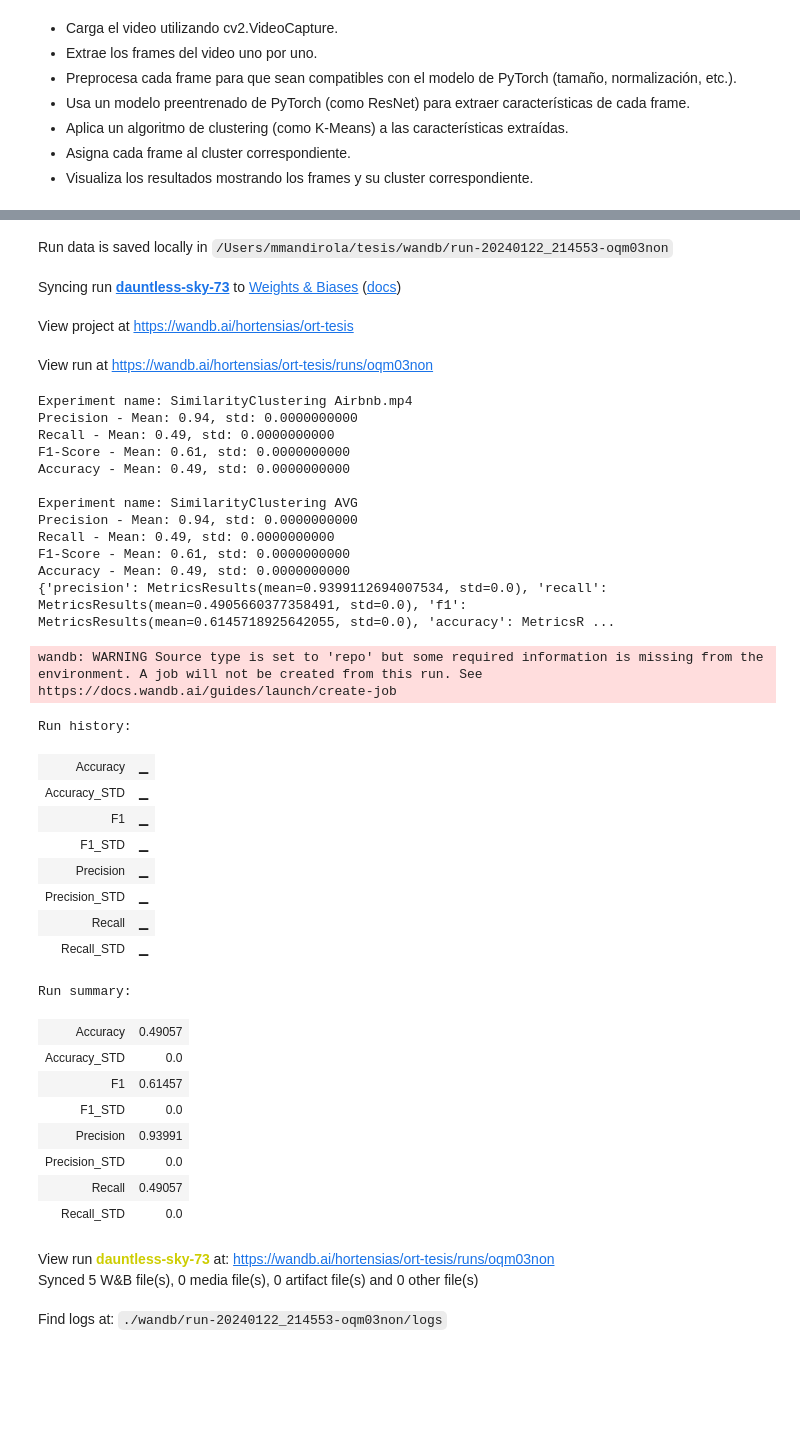
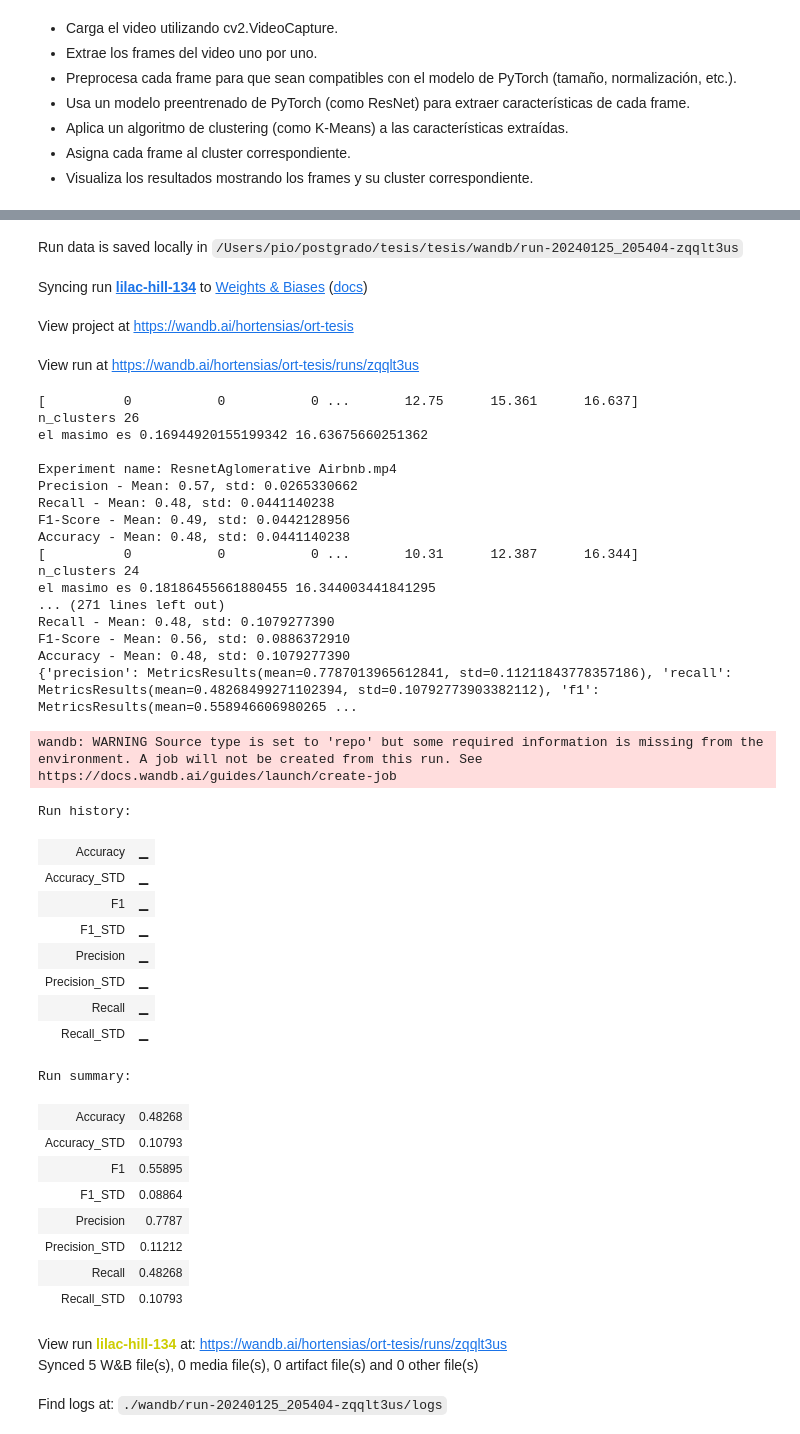
Before and after one commit to piodossantos/tesis, a Jupyter notebook: POC.ipynb, the cells around one changed output, grey strips where cells are left out. Saved outputs shown, nothing was run; the diff lists cells and outputs as text; code cells hidden in the pictures; blank space fills up the shorter version.

```diff
--- a/POC.ipynb
+++ b/POC.ipynb
@@ -86,10 +86,10 @@ EXPERIMENT_DEFINITIONS= [
         'name': 'ResnetAglomerative',
         'model': {
           'name': 'YOLOV8',
-          'params': ['/Users/mmandirola/tesis/best.pt']
+          'params': ['/Users/pio/postgrado/tesis/tesis/best.pt']
         },
         'algorithm': "AGGLOMERATIVE",
-        'params': {"n_clusters": None, "distance_threshold": 100},
+        'params': { "n_clusters":None, "distance_threshold": 2.2,"compute_distances":True},
         'grouper_function': "CLUSTERING_FUNCTION",
         'preprocessing': "YOLO_BASELINE",
     },
@@ -123,55 +123,60 @@ for exp_definition in EXPERIMENT_DEFINITIONS:
   run = wandb.init(project="ort-tesis",group=exp_definition['name'],config=exp_definition, entity="hortensias")
   result = experiment(**params)
   print(result._asdict())
   run.log({
     "Precision": result.precision.mean,
     "Accuracy": result.accuracy.mean,
     "F1": result.f1.mean,
     "Recall": result.recall.mean,
     "Precision_STD": result.precision.std,
     "Accuracy_STD": result.accuracy.std,
     "F1_STD": result.f1.std,
     "Recall_STD": result.recall.std,
   })
   run.finish()
 # %% [output]
 wandb version 0.16.2 is available! To upgrade, please run: $ pip install wandb --upgrade
 Tracking run with wandb version 0.16.1
-Run data is saved locally in /Users/mmandirola/tesis/wandb/run-20240122_214553-oqm03non
+Run data is saved locally in /Users/pio/postgrado/tesis/tesis/wandb/run-20240125_205404-zqqlt3us
-Syncing run dauntless-sky-73 to Weights & Biases (docs)
+Syncing run lilac-hill-134 to Weights & Biases (docs)
 View project at https://wandb.ai/hortensias/ort-tesis
-View run at https://wandb.ai/hortensias/ort-tesis/runs/oqm03non
+View run at https://wandb.ai/hortensias/ort-tesis/runs/zqqlt3us
-Experiment name: SimilarityClustering Airbnb.mp4
-Precision - Mean: 0.94, std: 0.0000000000
-Recall - Mean: 0.49, std: 0.0000000000
-F1-Score - Mean: 0.61, std: 0.0000000000
-Accuracy - Mean: 0.49, std: 0.0000000000
+[          0           0           0 ...       12.75      15.361      16.637]
+n_clusters 26
+el masimo es 0.16944920155199342 16.63675660251362
 
-Experiment name: SimilarityClustering AVG
-Precision - Mean: 0.94, std: 0.0000000000
-Recall - Mean: 0.49, std: 0.0000000000
-F1-Score - Mean: 0.61, std: 0.0000000000
-Accuracy - Mean: 0.49, std: 0.0000000000
-{'precision': MetricsResults(mean=0.9399112694007534, std=0.0), 'recall': MetricsResults(mean=0.4905660377358491, std=0.0), 'f1': MetricsResults(mean=0.6145718925642055, std=0.0), 'accuracy': MetricsR ...
+Experiment name: ResnetAglomerative Airbnb.mp4
+Precision - Mean: 0.57, std: 0.0265330662
+Recall - Mean: 0.48, std: 0.0441140238
+F1-Score - Mean: 0.49, std: 0.0442128956
+Accuracy - Mean: 0.48, std: 0.0441140238
+[          0           0           0 ...       10.31      12.387      16.344]
+n_clusters 24
+el masimo es 0.18186455661880455 16.344003441841295
+... (271 lines left out)
+Recall - Mean: 0.48, std: 0.1079277390
+F1-Score - Mean: 0.56, std: 0.0886372910
+Accuracy - Mean: 0.48, std: 0.1079277390
+{'precision': MetricsResults(mean=0.7787013965612841, std=0.11211843778357186), 'recall': MetricsResults(mean=0.48268499271102394, std=0.10792773903382112), 'f1': MetricsResults(mean=0.558946606980265 ...
 wandb: WARNING Source type is set to 'repo' but some required information is missing from the environment. A job will not be created from this run. See https://docs.wandb.ai/guides/launch/create-job
 Run history:
 | Accuracy | ▁ |
 | Accuracy_STD | ▁ |
 | F1 | ▁ |
 | F1_STD | ▁ |
 | Precision | ▁ |
 | Precision_STD | ▁ |
 | Recall | ▁ |
 | Recall_STD | ▁ |
 Run summary:
-| Accuracy | 0.49057 |
-| Accuracy_STD | 0.0 |
-| F1 | 0.61457 |
-| F1_STD | 0.0 |
-| Precision | 0.93991 |
-| Precision_STD | 0.0 |
-| Recall | 0.49057 |
-| Recall_STD | 0.0 |
+| Accuracy | 0.48268 |
+| Accuracy_STD | 0.10793 |
+| F1 | 0.55895 |
+| F1_STD | 0.08864 |
+| Precision | 0.7787 |
+| Precision_STD | 0.11212 |
+| Recall | 0.48268 |
+| Recall_STD | 0.10793 |
-View run dauntless-sky-73 at: https://wandb.ai/hortensias/ort-tesis/runs/oqm03non
+View run lilac-hill-134 at: https://wandb.ai/hortensias/ort-tesis/runs/zqqlt3us
 Synced 5 W&B file(s), 0 media file(s), 0 artifact file(s) and 0 other file(s)
-Find logs at: ./wandb/run-20240122_214553-oqm03non/logs
+Find logs at: ./wandb/run-20240125_205404-zqqlt3us/logs
```
Also changed, not shown: parts of 1 cell of this notebook, 9 other files.
